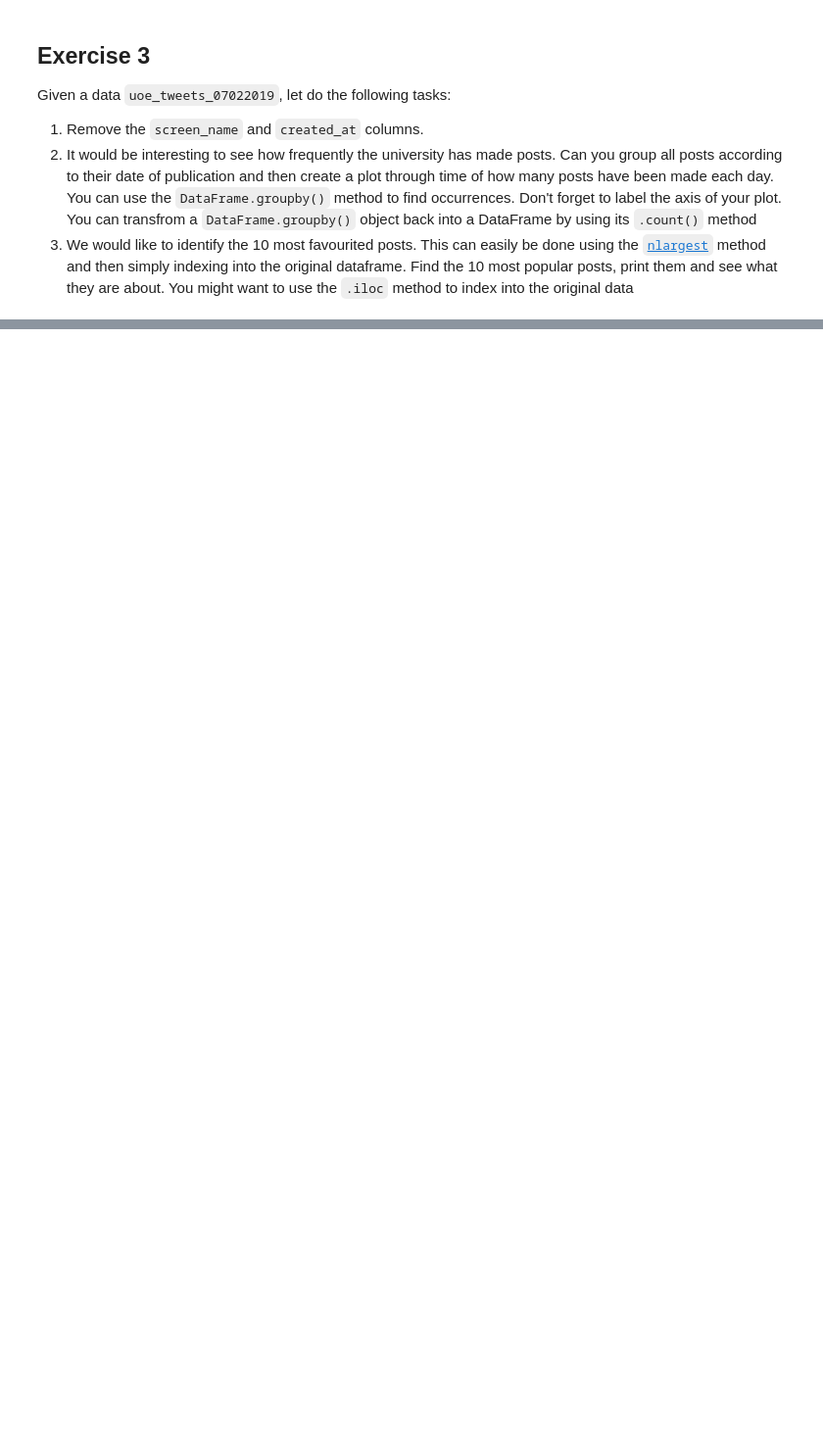
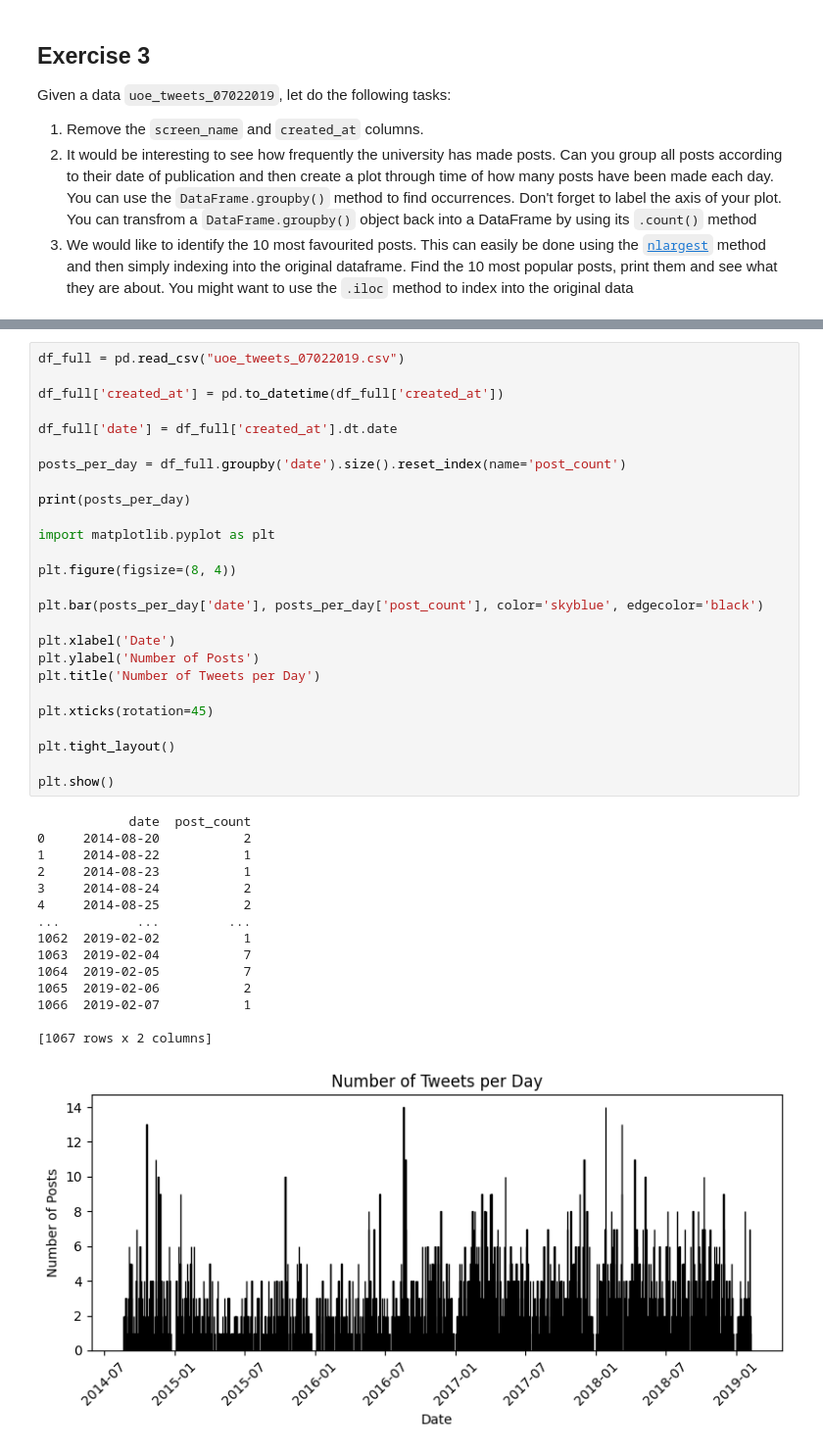
Before and after one commit to tyri0n11/distributed-system, a Jupyter notebook: lab3.ipynb, the cells around one changed output, grey strips where cells are left out. Shown: that part at 98% size. Saved outputs shown, nothing was run; the diff lists cells and outputs as text; blank space fills up the shorter version.

```diff
--- a/lab3.ipynb
+++ b/lab3.ipynb
@@ -22,0 +108,42 @@ You might want to use the `.iloc` method to index into the original data
+# %%
+df_full = pd.read_csv("uoe_tweets_07022019.csv")
+
+df_full['created_at'] = pd.to_datetime(df_full['created_at'])
+
+df_full['date'] = df_full['created_at'].dt.date
+
+posts_per_day = df_full.groupby('date').size().reset_index(name='post_count')
+
+print(posts_per_day)
+
+import matplotlib.pyplot as plt
+
+plt.figure(figsize=(8, 4))
+
+plt.bar(posts_per_day['date'], posts_per_day['post_count'], color='skyblue', edgecolor='black')
+
+plt.xlabel('Date')
+plt.ylabel('Number of Posts')
+plt.title('Number of Tweets per Day')
+
+plt.xticks(rotation=45)
+
+plt.tight_layout()
+
+plt.show()
+# %% [output]
+            date  post_count
+0     2014-08-20           2
+1     2014-08-22           1
+2     2014-08-23           1
+3     2014-08-24           2
+4     2014-08-25           2
+...          ...         ...
+1062  2019-02-02           1
+1063  2019-02-04           7
+1064  2019-02-05           7
+1065  2019-02-06           2
+1066  2019-02-07           1
+
+[1067 rows x 2 columns]
+[figure, added]
```
Also changed, not shown: parts of 7 cells of this notebook.
